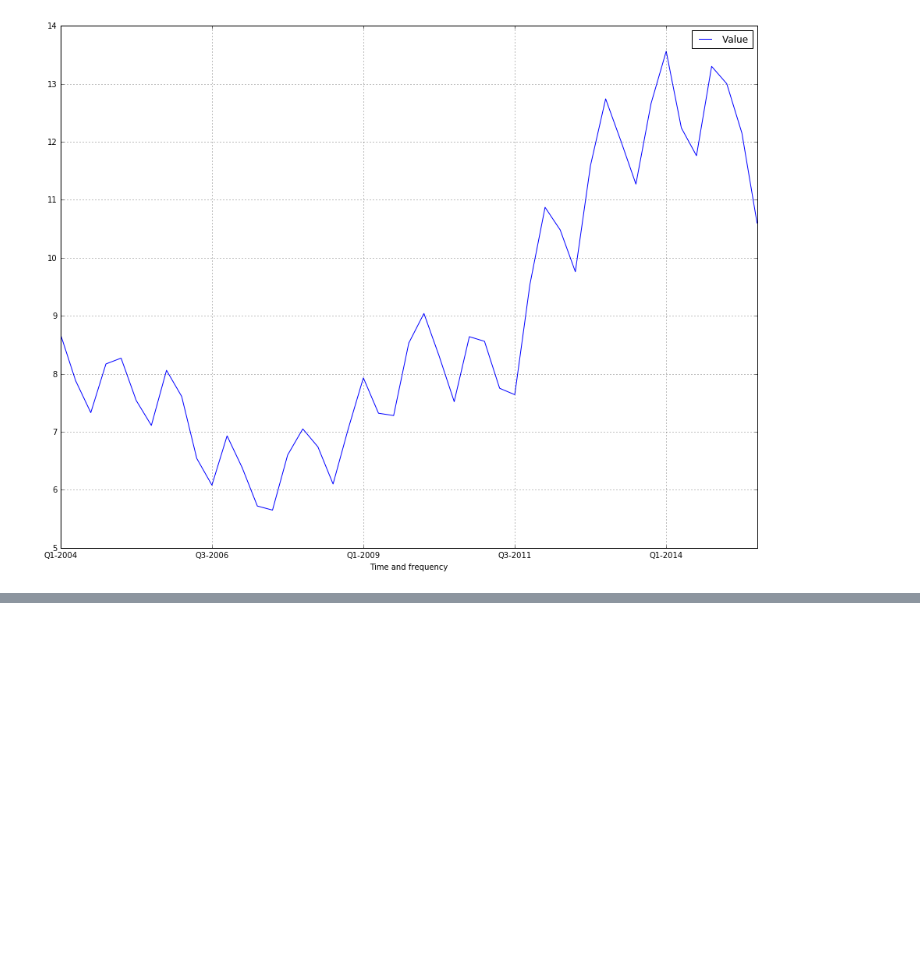
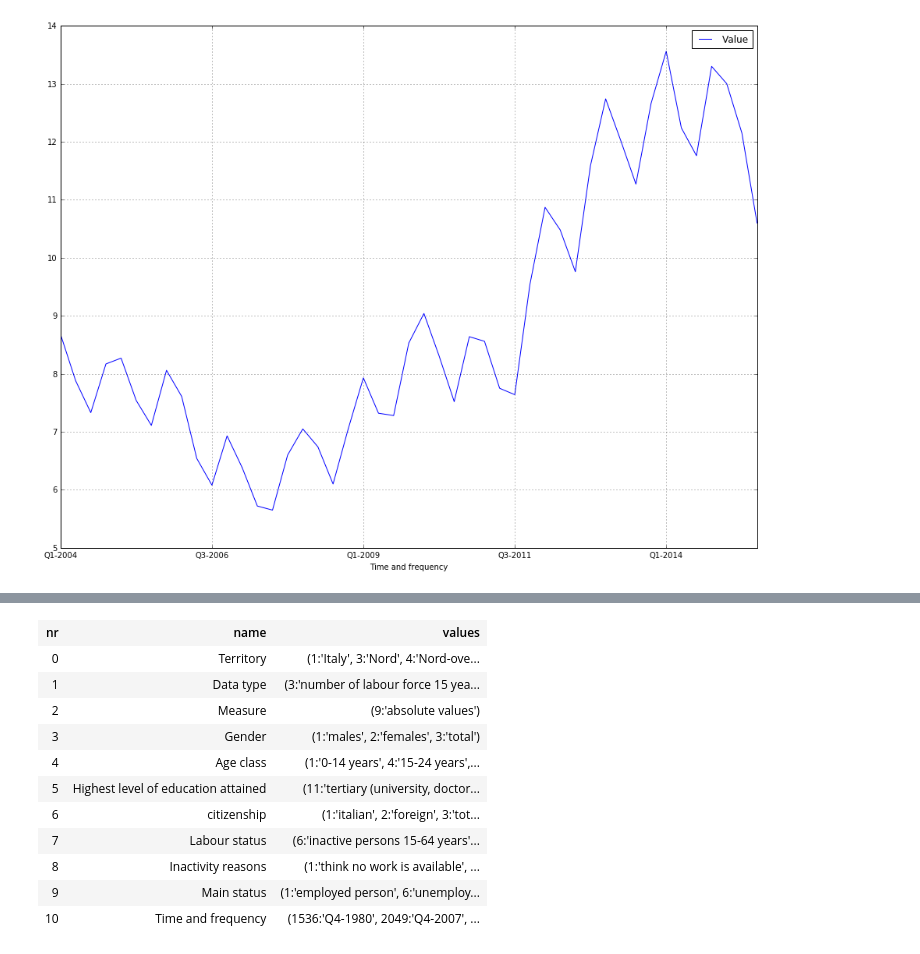
Before and after one commit to 26fe/jsonstat.py, a Jupyter notebook: istat-notebooks/istat_unemployment.ipynb, the cells around one changed output, grey strips where cells are left out. Cells and saved outputs as stored; diff of their text form; code cells hidden in the pictures; blank space fills up the shorter version.

```diff
--- a/istat-notebooks/istat_unemployment.ipynb
+++ b/istat-notebooks/istat_unemployment.ipynb
@@ -246,0 +236,17 @@ df.plot(x='Time and frequency',y='Value', ax=ax, grid=True) # kind='barh', , alp
+# %%
+istat_dataset_name = 'DCCV_INATTIV'
+istat_dataset = istat_area.dataset(istat_dataset_name)
+HTML(istat_dataset.info_dimensions_as_html())
+# %% [output]
+| nr | name | values |
+| 0 | Territory | (1:'Italy', 3:'Nord', 4:'Nord-ove... |
+| 1 | Data type | (3:'number of labour force 15 yea... |
+| 2 | Measure | (9:'absolute values') |
+| 3 | Gender | (1:'males', 2:'females', 3:'total') |
+| 4 | Age class | (1:'0-14 years', 4:'15-24 years',... |
+| 5 | Highest level of education attained | (11:'tertiary (university, doctor... |
+| 6 | citizenship | (1:'italian', 2:'foreign', 3:'tot... |
+| 7 | Labour status | (6:'inactive persons 15-64 years'... |
+| 8 | Inactivity reasons | (1:'think no work is available', ... |
+| 9 | Main status | (1:'employed person', 6:'unemploy... |
+| 10 | Time and frequency | (1536:'Q4-1980', 2049:'Q4-2007', ... |
```
Also changed, not shown: parts of 12 cells of this notebook, 1 other file.
